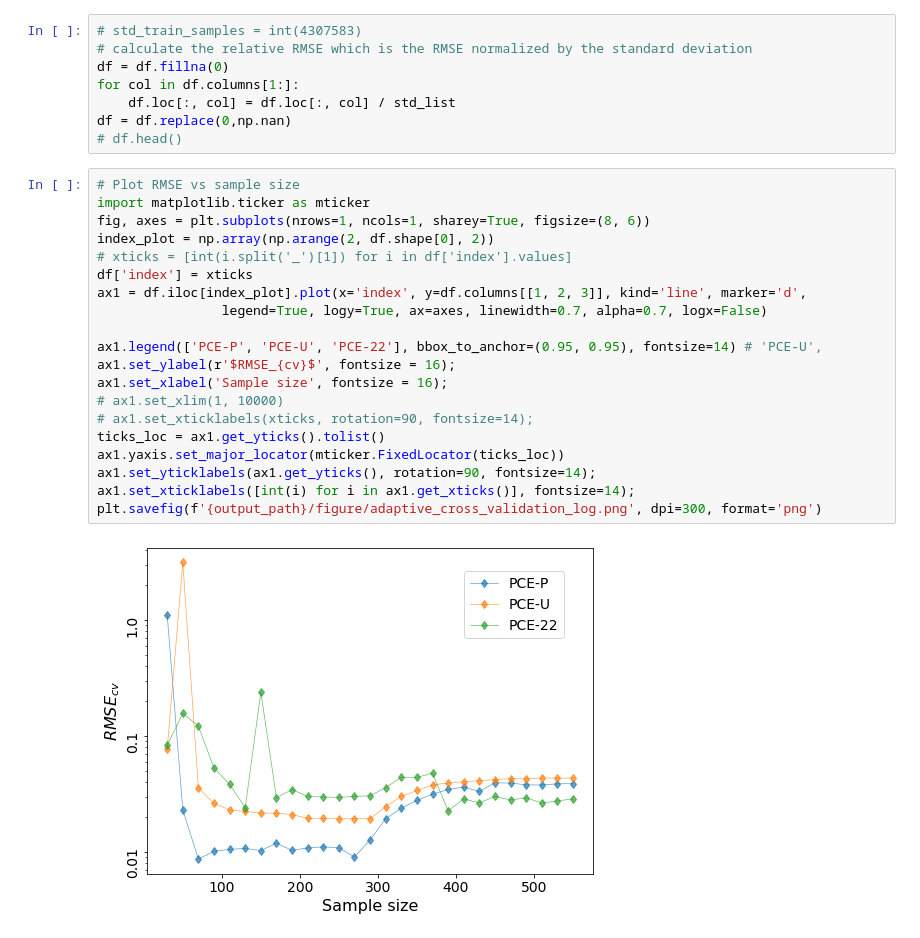
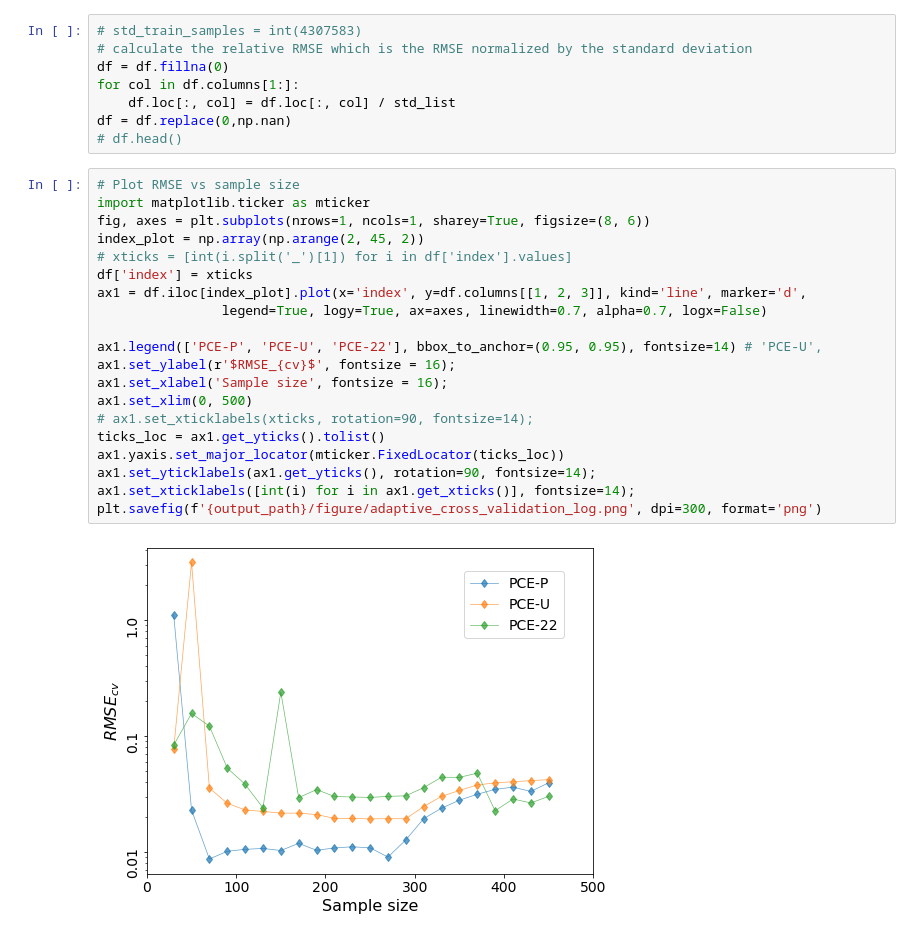
Before and after one commit to QianWanghhu/factor_fixing, a Jupyter notebook: qian_dev/PCE-performance.ipynb, the cells around one changed output. Drawn from its saved outputs; the diff is of its cells as text.

```diff
--- a/qian_dev/PCE-performance.ipynb
+++ b/qian_dev/PCE-performance.ipynb
@@ -196,22 +196,22 @@ df = df.replace(0,np.nan)
 # %%
 # Plot RMSE vs sample size
 import matplotlib.ticker as mticker
 fig, axes = plt.subplots(nrows=1, ncols=1, sharey=True, figsize=(8, 6))
-index_plot = np.array(np.arange(2, df.shape[0], 2))
+index_plot = np.array(np.arange(2, 45, 2))
 # xticks = [int(i.split('_')[1]) for i in df['index'].values]
 df['index'] = xticks
 ax1 = df.iloc[index_plot].plot(x='index', y=df.columns[[1, 2, 3]], kind='line', marker='d',
                 legend=True, logy=True, ax=axes, linewidth=0.7, alpha=0.7, logx=False)
 
 ax1.legend(['PCE-P', 'PCE-U', 'PCE-22'], bbox_to_anchor=(0.95, 0.95), fontsize=14) # 'PCE-U',
 ax1.set_ylabel(r'$RMSE_{cv}$', fontsize = 16);
 ax1.set_xlabel('Sample size', fontsize = 16);
-# ax1.set_xlim(1, 10000)
+ax1.set_xlim(0, 500)
 # ax1.set_xticklabels(xticks, rotation=90, fontsize=14);
 ticks_loc = ax1.get_yticks().tolist()
 ax1.yaxis.set_major_locator(mticker.FixedLocator(ticks_loc))
 ax1.set_yticklabels(ax1.get_yticks(), rotation=90, fontsize=14);
 ax1.set_xticklabels([int(i) for i in ax1.get_xticks()], fontsize=14);
 plt.savefig(f'{output_path}/figure/adaptive_cross_validation_log.png', dpi=300, format='png')
 # %% [output]
-[figure, old version]
+[figure, new version]
```
Also changed, not shown: 4 other files.
